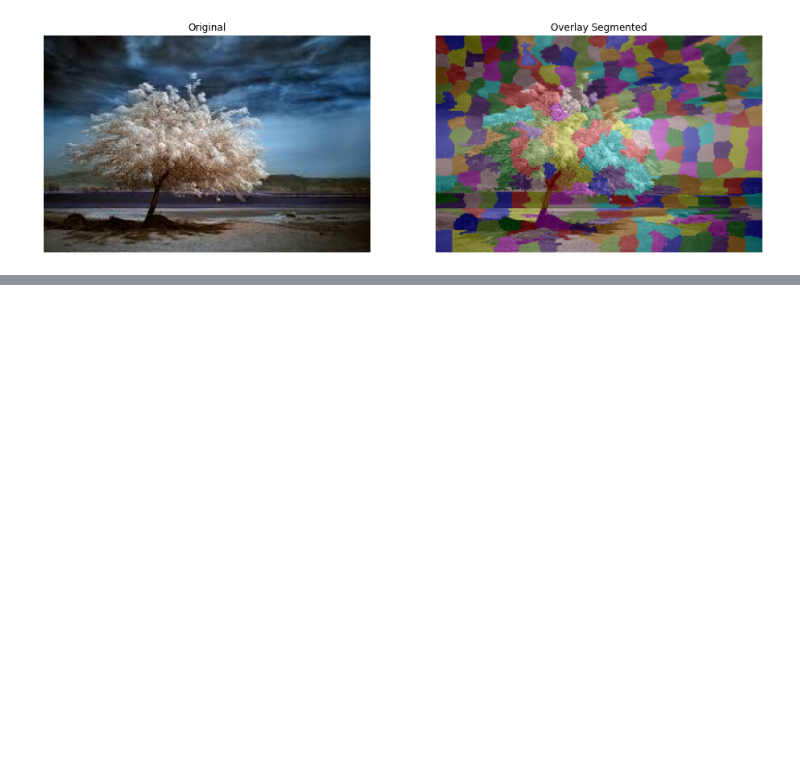
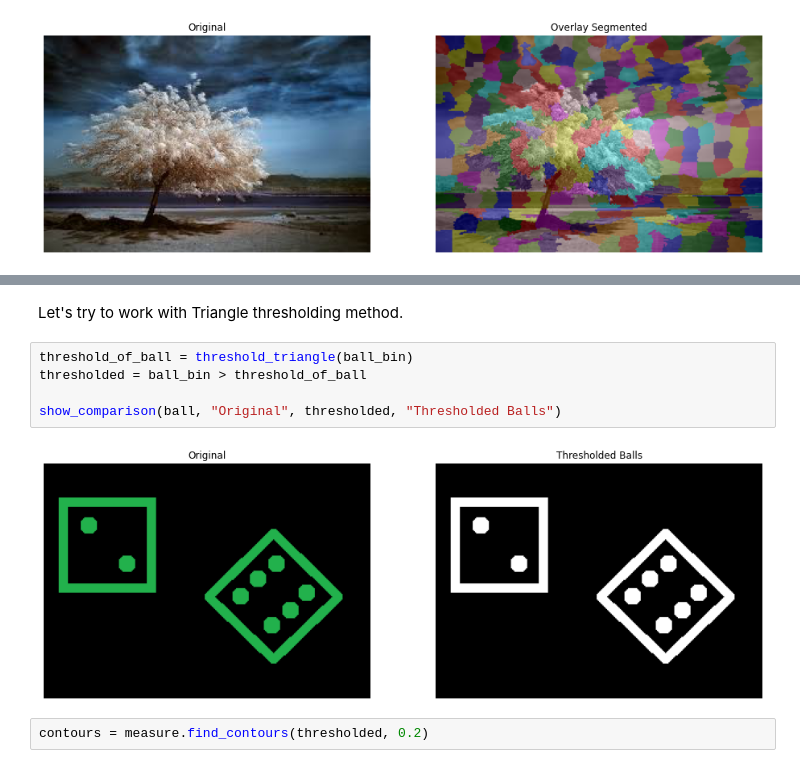
Before and after one commit to Gizem-kaya/Image-Processing-with-Python, a Jupyter notebook: Image_restoration_noise_segmentation_contours.ipynb, the cells around one changed output, grey strips where cells are left out. Saved outputs shown, nothing was run; the diff lists cells and outputs as text; blank space fills up the shorter version.

Commit message:
Contour operations are added

```diff
--- a/Image_restoration_noise_segmentation_contours.ipynb
+++ b/Image_restoration_noise_segmentation_contours.ipynb
@@ -103,0 +120,11 @@ show_comparison(tree, "Original", segmented_overlay, "Overlay Segmented")
+# %% [markdown]
+Let's try to work with Triangle thresholding method.
+# %%
+threshold_of_ball = threshold_triangle(ball_bin)
+thresholded = ball_bin > threshold_of_ball
+
+show_comparison(ball, "Original", thresholded, "Thresholded Balls")
+# %% [output]
+[figure, added]
+# %%
+contours = measure.find_contours(thresholded, 0.2)
```
Also changed, not shown: parts of 10 cells of this notebook.
